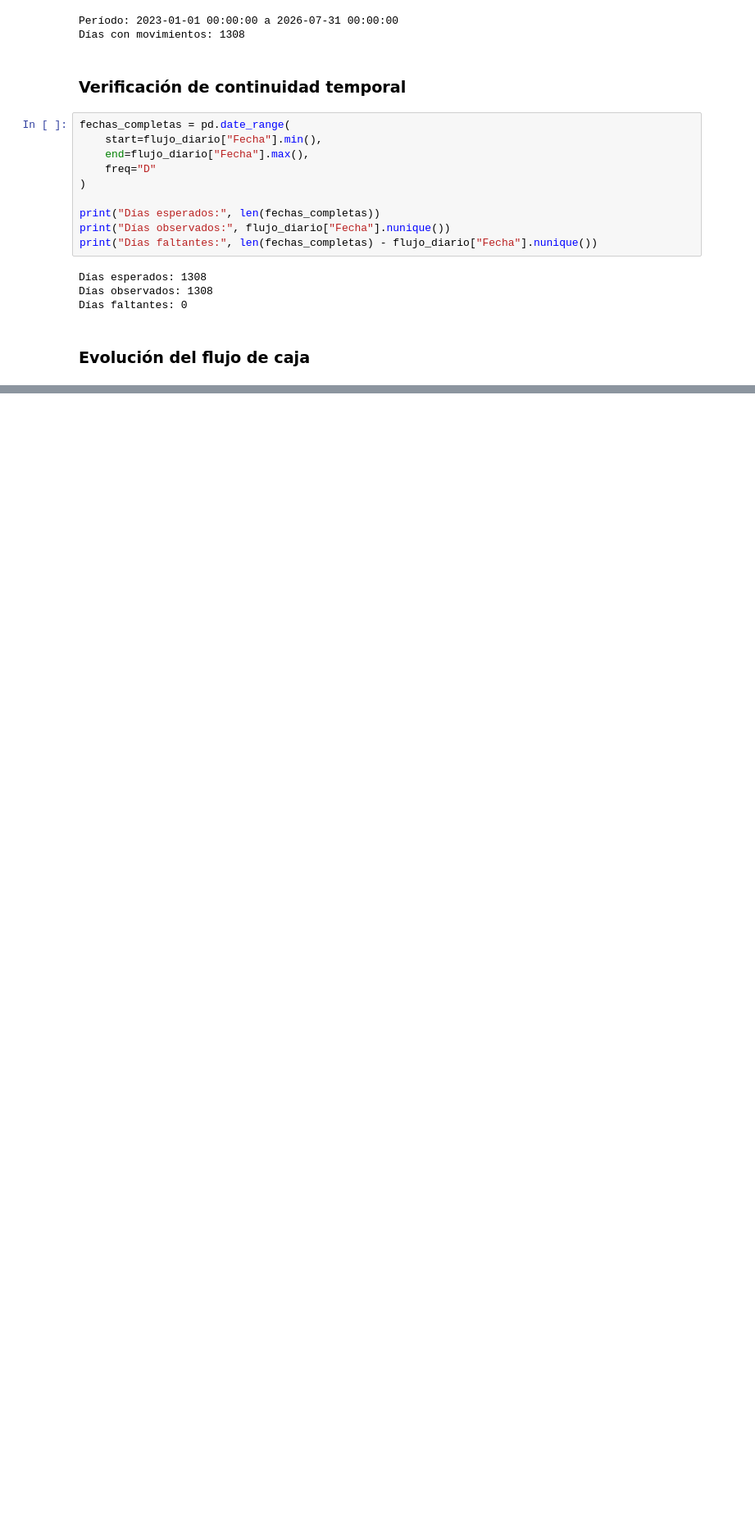
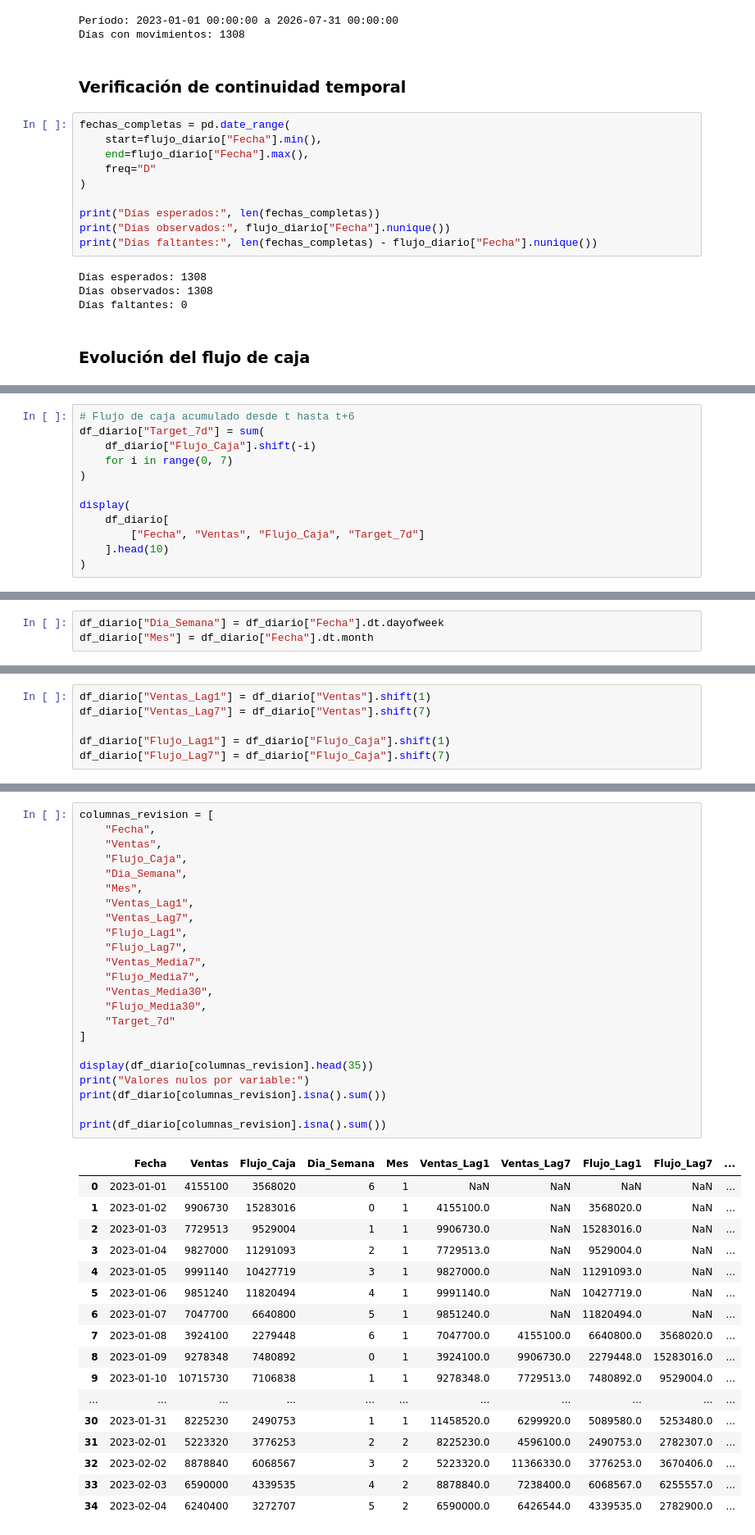
Before and after one commit to Vyena/ml_finance_teixeiradossantos, a Jupyter notebook: notebooks/Proyecto final/proyecto_flujo_caja.ipynb, the cells around one changed output, grey strips where cells are left out. Shown at 82% size. Cells and saved outputs as stored; diff of their text form; blank space fills up the shorter version.

Commit message:
Define target y construye variables temporales

```diff
--- a/notebooks/Proyecto final/proyecto_flujo_caja.ipynb
+++ b/notebooks/Proyecto final/proyecto_flujo_caja.ipynb
@@ -255,0 +363,12 @@ plt.show()
+# %%
+# Flujo de caja acumulado desde t hasta t+6
+df_diario["Target_7d"] = sum(
+    df_diario["Flujo_Caja"].shift(-i)
+    for i in range(0, 7)
+)
+
+display(
+    df_diario[
+        ["Fecha", "Ventas", "Flujo_Caja", "Target_7d"]
+    ].head(10)
+)
@@ -255,0 +391,3 @@ plt.show()
+# %%
+df_diario["Dia_Semana"] = df_diario["Fecha"].dt.dayofweek
+df_diario["Mes"] = df_diario["Fecha"].dt.month
@@ -255,0 +396,6 @@ plt.show()
+# %%
+df_diario["Ventas_Lag1"] = df_diario["Ventas"].shift(1)
+df_diario["Ventas_Lag7"] = df_diario["Ventas"].shift(7)
+
+df_diario["Flujo_Lag1"] = df_diario["Flujo_Caja"].shift(1)
+df_diario["Flujo_Lag7"] = df_diario["Flujo_Caja"].shift(7)
@@ -255,0 +434,41 @@ plt.show()
+# %%
+columnas_revision = [
+    "Fecha",
+    "Ventas",
+    "Flujo_Caja",
+    "Dia_Semana",
+    "Mes",
+    "Ventas_Lag1",
+    "Ventas_Lag7",
+    "Flujo_Lag1",
+    "Flujo_Lag7",
+    "Ventas_Media7",
+    "Flujo_Media7",
+    "Ventas_Media30",
+    "Flujo_Media30",
+    "Target_7d"
+]
+
+display(df_diario[columnas_revision].head(35))
+print("Valores nulos por variable:")
+print(df_diario[columnas_revision].isna().sum())
+
+print(df_diario[columnas_revision].isna().sum())
+# %% [output]
+|  | Fecha | Ventas | Flujo_Caja | Dia_Semana | Mes | Ventas_Lag1 | Ventas_Lag7 | Flujo_Lag1 | Flujo_Lag7 | ... |
+| 0 | 2023-01-01 | 4155100 | 3568020 | 6 | 1 | NaN | NaN | NaN | NaN | ... |
+| 1 | 2023-01-02 | 9906730 | 15283016 | 0 | 1 | 4155100.0 | NaN | 3568020.0 | NaN | ... |
+| 2 | 2023-01-03 | 7729513 | 9529004 | 1 | 1 | 9906730.0 | NaN | 15283016.0 | NaN | ... |
+| 3 | 2023-01-04 | 9827000 | 11291093 | 2 | 1 | 7729513.0 | NaN | 9529004.0 | NaN | ... |
+| 4 | 2023-01-05 | 9991140 | 10427719 | 3 | 1 | 9827000.0 | NaN | 11291093.0 | NaN | ... |
+| 5 | 2023-01-06 | 9851240 | 11820494 | 4 | 1 | 9991140.0 | NaN | 10427719.0 | NaN | ... |
+| 6 | 2023-01-07 | 7047700 | 6640800 | 5 | 1 | 9851240.0 | NaN | 11820494.0 | NaN | ... |
+| 7 | 2023-01-08 | 3924100 | 2279448 | 6 | 1 | 7047700.0 | 4155100.0 | 6640800.0 | 3568020.0 | ... |
+| 8 | 2023-01-09 | 9278348 | 7480892 | 0 | 1 | 3924100.0 | 9906730.0 | 2279448.0 | 15283016.0 | ... |
+| 9 | 2023-01-10 | 10715730 | 7106838 | 1 | 1 | 9278348.0 | 7729513.0 | 7480892.0 | 9529004.0 | ... |
+| ... | ... | ... | ... | ... | ... | ... | ... | ... | ... | ... |
+| 30 | 2023-01-31 | 8225230 | 2490753 | 1 | 1 | 11458520.0 | 6299920.0 | 5089580.0 | 5253480.0 | ... |
+| 31 | 2023-02-01 | 5223320 | 3776253 | 2 | 2 | 8225230.0 | 4596100.0 | 2490753.0 | 2782307.0 | ... |
+| 32 | 2023-02-02 | 8878840 | 6068567 | 3 | 2 | 5223320.0 | 11366330.0 | 3776253.0 | 3670406.0 | ... |
+| 33 | 2023-02-03 | 6590000 | 4339535 | 4 | 2 | 8878840.0 | 7238400.0 | 6068567.0 | 6255557.0 | ... |
+| 34 | 2023-02-04 | 6240400 | 3272707 | 5 | 2 | 6590000.0 | 6426544.0 | 4339535.0 | 2782900.0 | ... |
```
Also changed, not shown: parts of 19 cells of this notebook.
